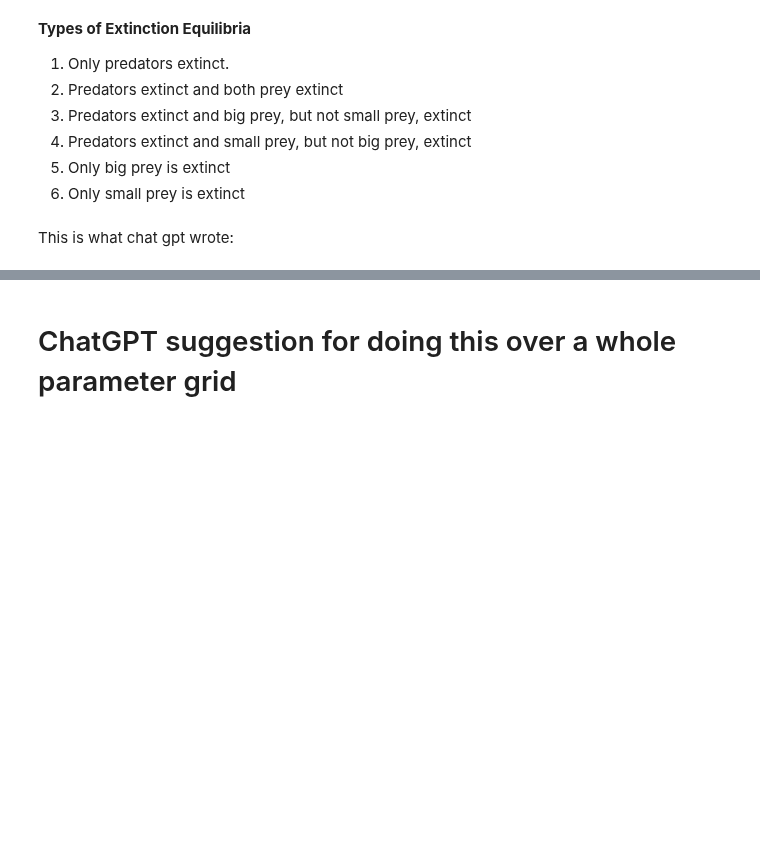
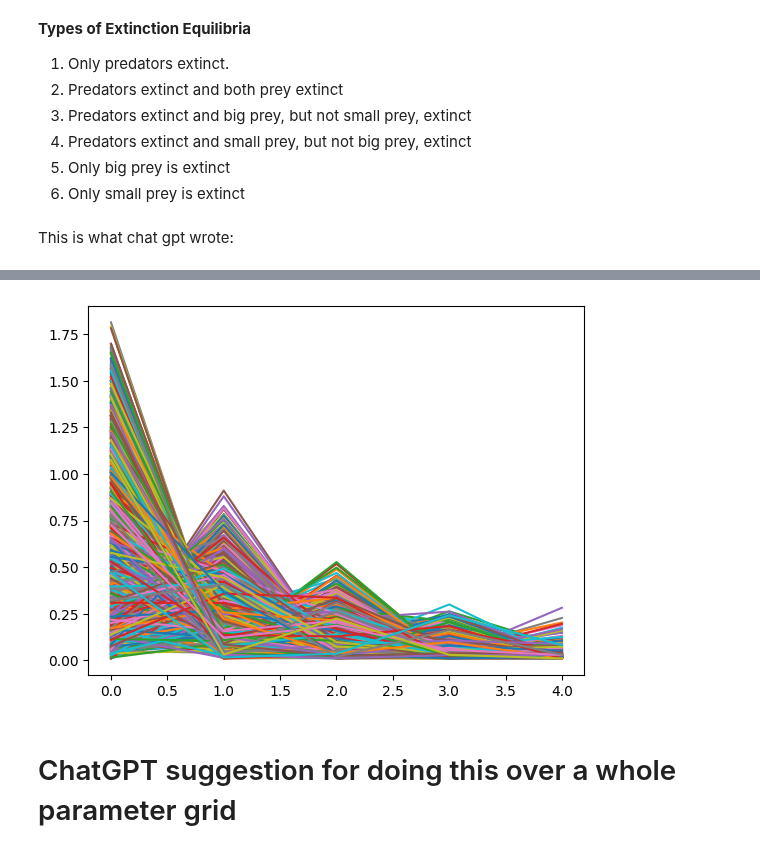
Before and after one commit to taliaborofsky/AdaptiveDynamics_CH_RS, a Jupyter notebook: ExtinctionAnalysis.ipynb, the cells around one changed output, grey strips where cells are left out. Cells and saved outputs as stored; diff of their text form; code cells hidden in the pictures; blank space fills up the shorter version.

```diff
--- a/ExtinctionAnalysis.ipynb
+++ b/ExtinctionAnalysis.ipynb
@@ -66,3 +103,7 @@ if __name__ == "__main__":
+# %%
+lines = plt.plot(g_vectors.T)
+# %% [output]
+[figure, added]
 # %% [markdown]
 # ChatGPT suggestion for doing this over a whole parameter grid
 # %% [markdown]
```
Also changed, not shown: parts of 7 cells of this notebook, 4 other files.
